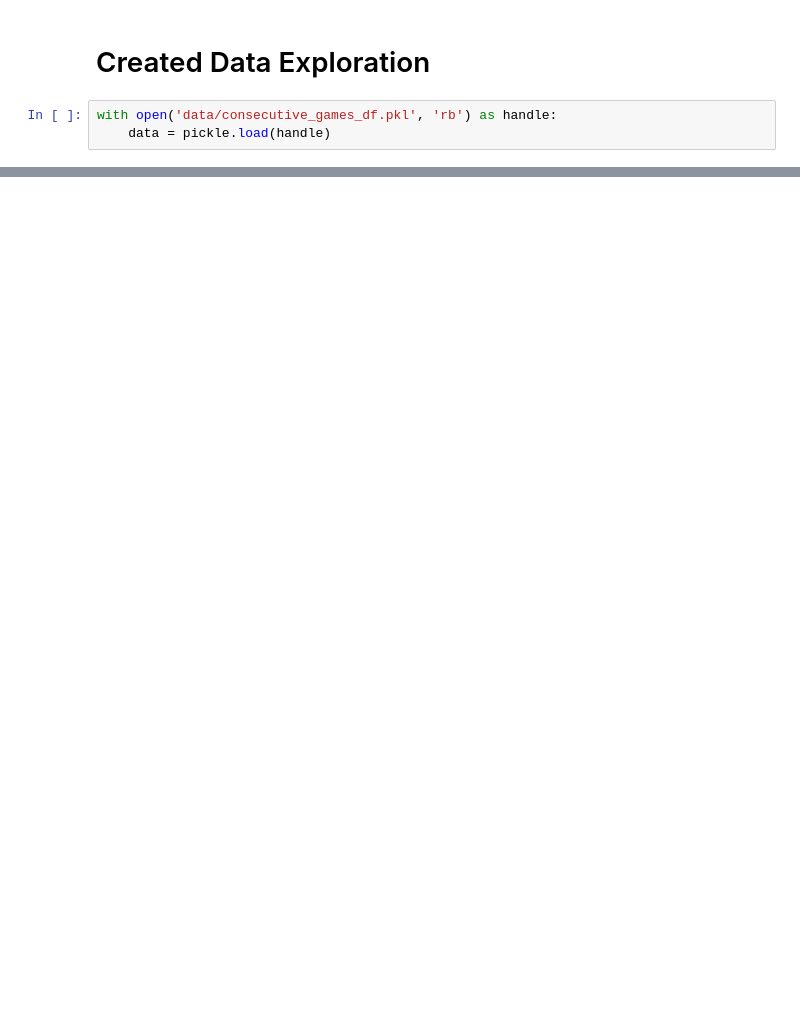
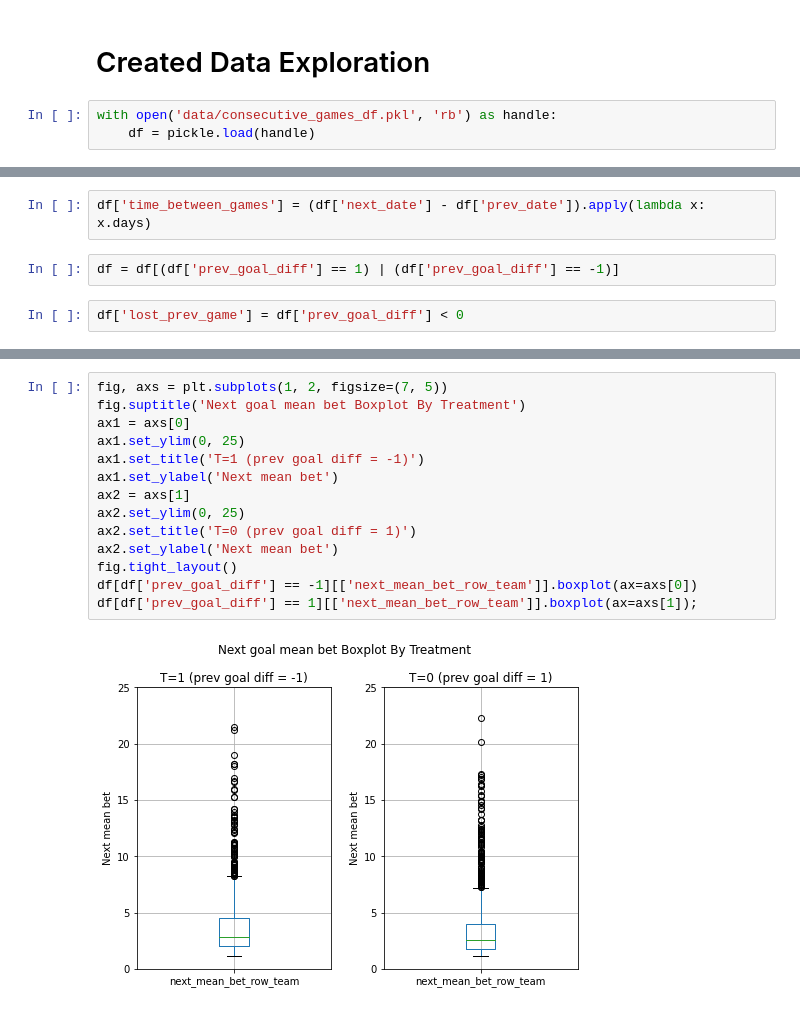
Before and after one commit to eitanbentora/Causal_Inference_in_Soccer, a Jupyter notebook: EDA.ipynb, the cells around one changed output, grey strips where cells are left out. Saved outputs shown, nothing was run; the diff lists cells and outputs as text; blank space fills up the shorter version.

```diff
--- a/EDA.ipynb
+++ b/EDA.ipynb
@@ -9,4 +10,4 @@ import pickle
 # Created Data Exploration
 # %%
 with open('data/consecutive_games_df.pkl', 'rb') as handle:
-    data = pickle.load(handle)
+    df = pickle.load(handle)
@@ -54,0 +14,6 @@ plt.savefig('hist_bets.png')
+# %%
+df['time_between_games'] = (df['next_date'] - df['prev_date']).apply(lambda x: x.days)
+# %%
+df = df[(df['prev_goal_diff'] == 1) | (df['prev_goal_diff'] == -1)]
+# %%
+df['lost_prev_game'] = df['prev_goal_diff'] < 0
@@ -54,0 +40,16 @@ plt.savefig('hist_bets.png')
+# %%
+fig, axs = plt.subplots(1, 2, figsize=(7, 5))
+fig.suptitle('Next goal mean bet Boxplot By Treatment')
+ax1 = axs[0]
+ax1.set_ylim(0, 25)
+ax1.set_title('T=1 (prev goal diff = -1)')
+ax1.set_ylabel('Next mean bet')
+ax2 = axs[1]
+ax2.set_ylim(0, 25)
+ax2.set_title('T=0 (prev goal diff = 1)')
+ax2.set_ylabel('Next mean bet')
+fig.tight_layout()
+df[df['prev_goal_diff'] == -1][['next_mean_bet_row_team']].boxplot(ax=axs[0])
+df[df['prev_goal_diff'] == 1][['next_mean_bet_row_team']].boxplot(ax=axs[1]);
+# %% [output]
+[figure, added]
```
Also changed, not shown: parts of 13 cells of this notebook, 3 other files.
